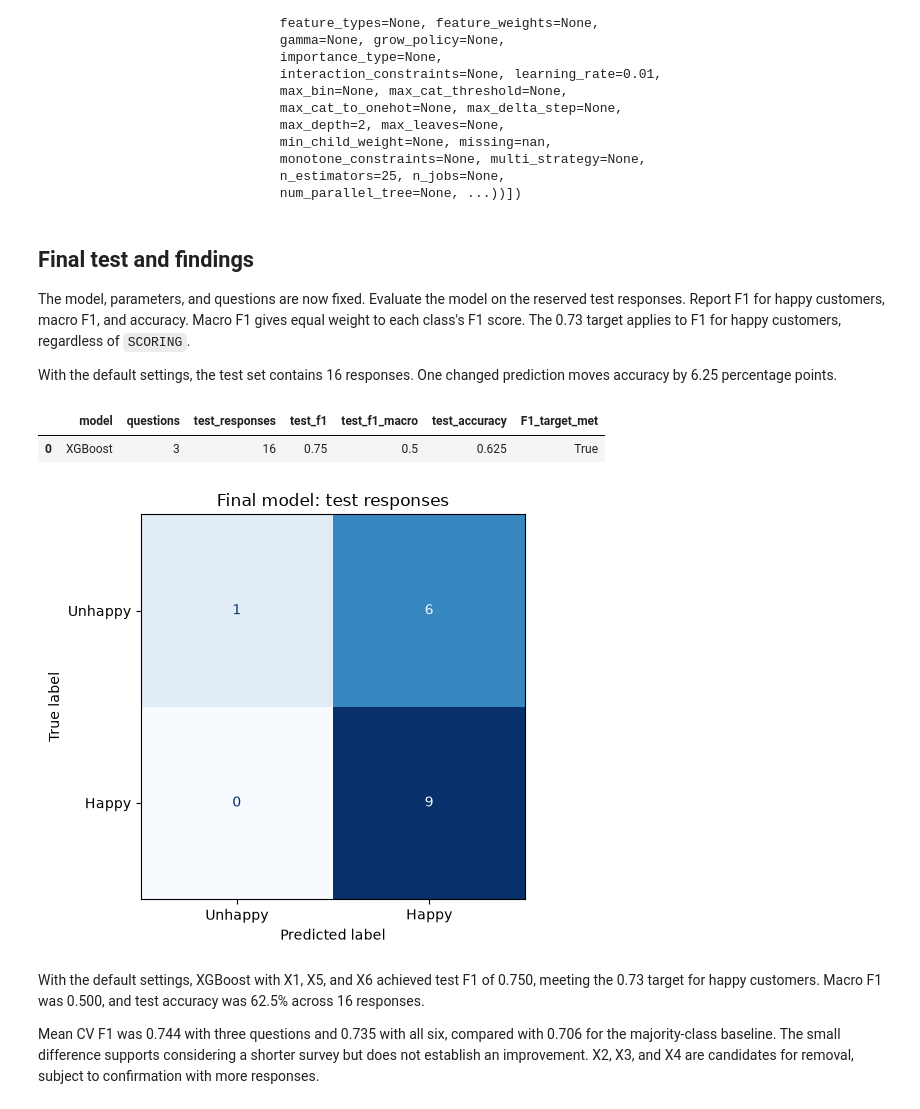
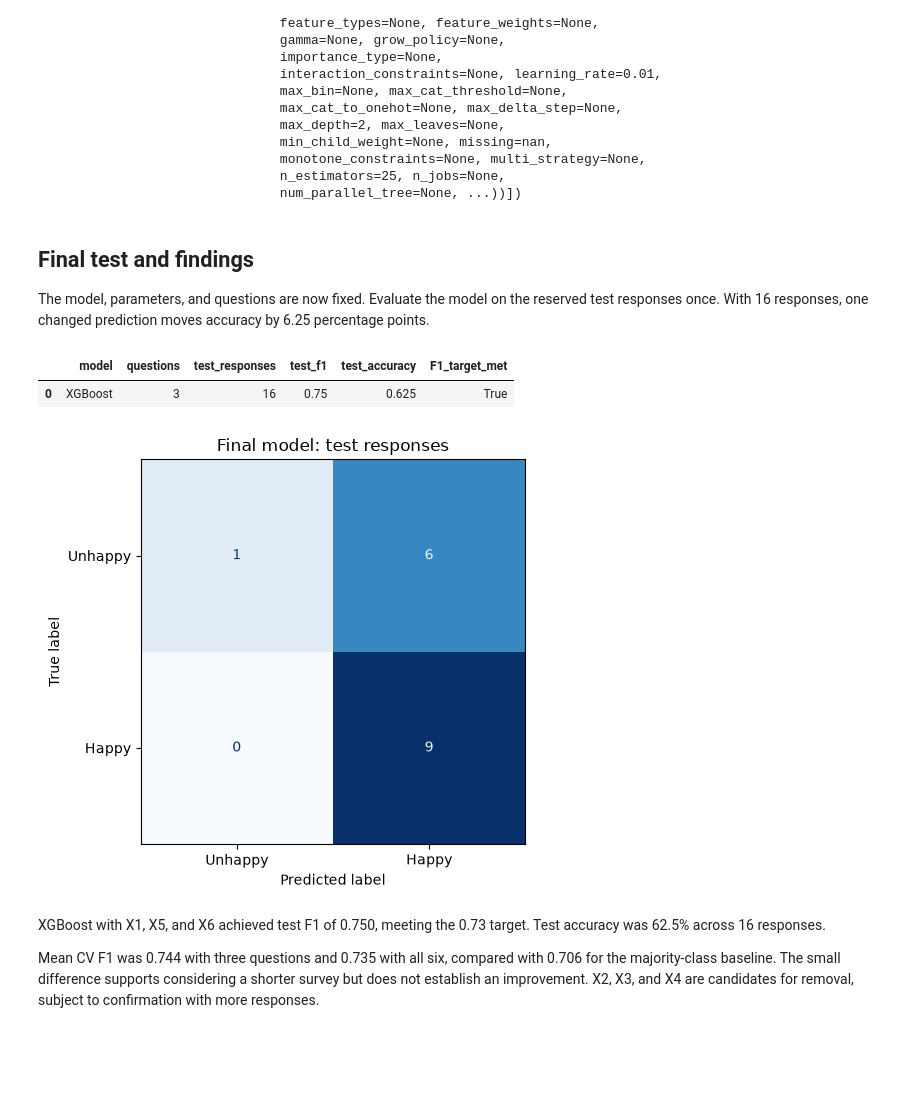
Before and after one commit to ca34525/QWFuFPmtYoLpq4Qt, a Jupyter notebook: notebooks/1.0-CTA-customer-happiness-analysis.ipynb, the cells around one changed output. Drawn from its saved outputs; the diff is of its cells as text; code cells hidden in the pictures; blank space fills up the shorter version.

```diff
--- a/notebooks/1.0-CTA-customer-happiness-analysis.ipynb
+++ b/notebooks/1.0-CTA-customer-happiness-analysis.ipynb
@@ -210,0 +238,19 @@ chosen metric and its standard deviation across folds.
+# %%
+cv = StratifiedKFold(n_splits=10, shuffle=True, random_state=RANDOM_STATE)
+scoring = {"f1": "f1", "accuracy": "accuracy"}
+
+models = {
+    "Logistic regression": LogisticRegression(),
+    "KNN": KNeighborsClassifier(),
+    "SVM": SVC(),
+    "Decision tree": DecisionTreeClassifier(random_state=RANDOM_STATE),
+    "Random forest": RandomForestClassifier(random_state=RANDOM_STATE),
+    "XGBoost": XGBClassifier(random_state=RANDOM_STATE),
+}
+
+pipelines = {}
+for name, model in models.items():
+    scaler = StandardScaler() if name in ["Logistic regression", "KNN", "SVM"] else "passthrough"
+    pipelines[name] = Pipeline(
+        [("select", SelectKBest(score_func=f_classif)), ("scale", scaler), ("model", model)]
+    )
@@ -248,4 +328,9 @@ Majority-class mean CV f1: 0.706
 # %%
+results_df = (
+    pd.concat(results, ignore_index=True)
+    .sort_values(["cv_f1", "questions"], ascending=[False, True])
+    .reset_index(drop=True)
+)
 model_results = results_df.drop_duplicates("model").drop(columns="params")
 display(model_results.reset_index(drop=True).round(3))
 
@@ -253,6 +338,8 @@ best_result = results_df.iloc[0]
 best_name = best_result["model"]
 best_k = int(best_result["questions"])
 best_params = best_result["params"]
+final_model = clone(pipelines[best_name]).set_params(**best_params)
+_ = final_model.fit(X_train, y_train)
 
 print(f"Selected model: {best_name}")
 print(f"Selected parameters: {best_params}")
@@ -335,45 +422,44 @@ Pipeline(steps=[('select', SelectKBest(k=3)), ('scale', 'passthrough'),
 ## Final test and findings
 
 The model, parameters, and questions are now fixed. Evaluate the model
-on the reserved test responses. Report F1 for happy customers, macro F1,
-and accuracy. Macro F1 gives equal weight to each class's F1 score.
-The 0.73 target applies to F1 for happy customers, regardless of `SCORING`.
-
-With the default settings, the test set contains 16 responses. One changed
+on the reserved test responses once. With 16 responses, one changed
 prediction moves accuracy by 6.25 percentage points.
 # %%
-test_predictions, test_scores = evaluate_model(final_model, X_test, y_test)
+test_predictions = final_model.predict(X_test)
+test_f1 = f1_score(y_test, test_predictions)
+test_accuracy = accuracy_score(y_test, test_predictions)
 
 display(
     pd.DataFrame(
-        [{
-            "model": best_name,
-            "questions": best_k,
-            "test_responses": len(y_test),
-            **test_scores,
-        }]
+        {
+            "model": [best_name],
+            "questions": [best_k],
+            "test_responses": [len(y_test)],
+            "test_f1": [test_f1],
+            "test_accuracy": [test_accuracy],
+            "F1_target_met": [test_f1 >= F1_TARGET],
+        }
     ).round(3)
 )
 
 ConfusionMatrixDisplay.from_predictions(
     y_test,
     test_predictions,
     labels=[0, 1],
     display_labels=["Unhappy", "Happy"],
     cmap="Blues",
     colorbar=False,
 )
 plt.title("Final model: test responses")
 plt.tight_layout()
 plt.show()
 # %% [output]
-|  | model | questions | test_responses | test_f1 | test_f1_macro | test_accuracy | F1_target_met |
-| 0 | XGBoost | 3 | 16 | 0.75 | 0.5 | 0.625 | True |
+|  | model | questions | test_responses | test_f1 | test_accuracy | F1_target_met |
+| 0 | XGBoost | 3 | 16 | 0.75 | 0.625 | True |
 [figure]
 # %% [markdown]
-With the default settings, XGBoost with X1, X5, and X6 achieved test F1
-of 0.750, meeting the 0.73 target for happy customers. Macro F1 was 0.500,
-and test accuracy was 62.5% across 16 responses.
+XGBoost with X1, X5, and X6 achieved test F1 of 0.750, meeting the 0.73
+target. Test accuracy was 62.5% across 16 responses.
 
 Mean CV F1 was 0.744 with three questions and 0.735 with all six, compared
 with 0.706 for the majority-class baseline. The small difference supports
```
Also changed, not shown: parts of 15 cells of this notebook.
